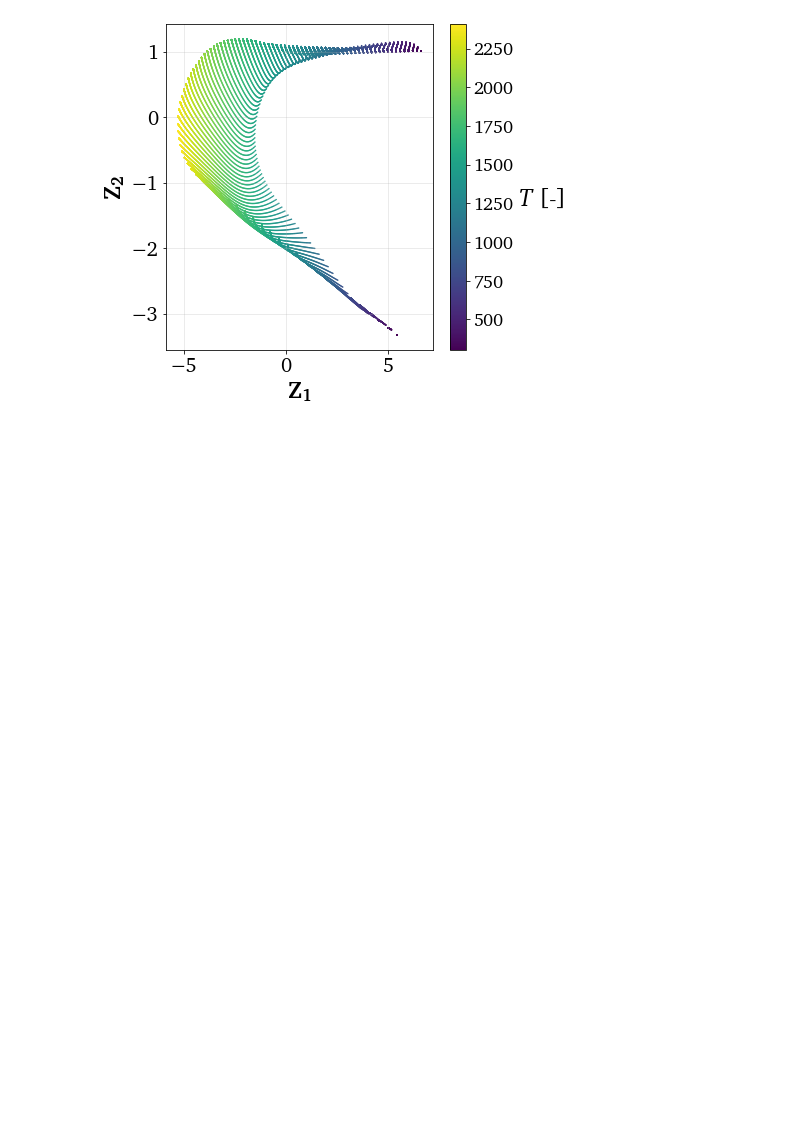
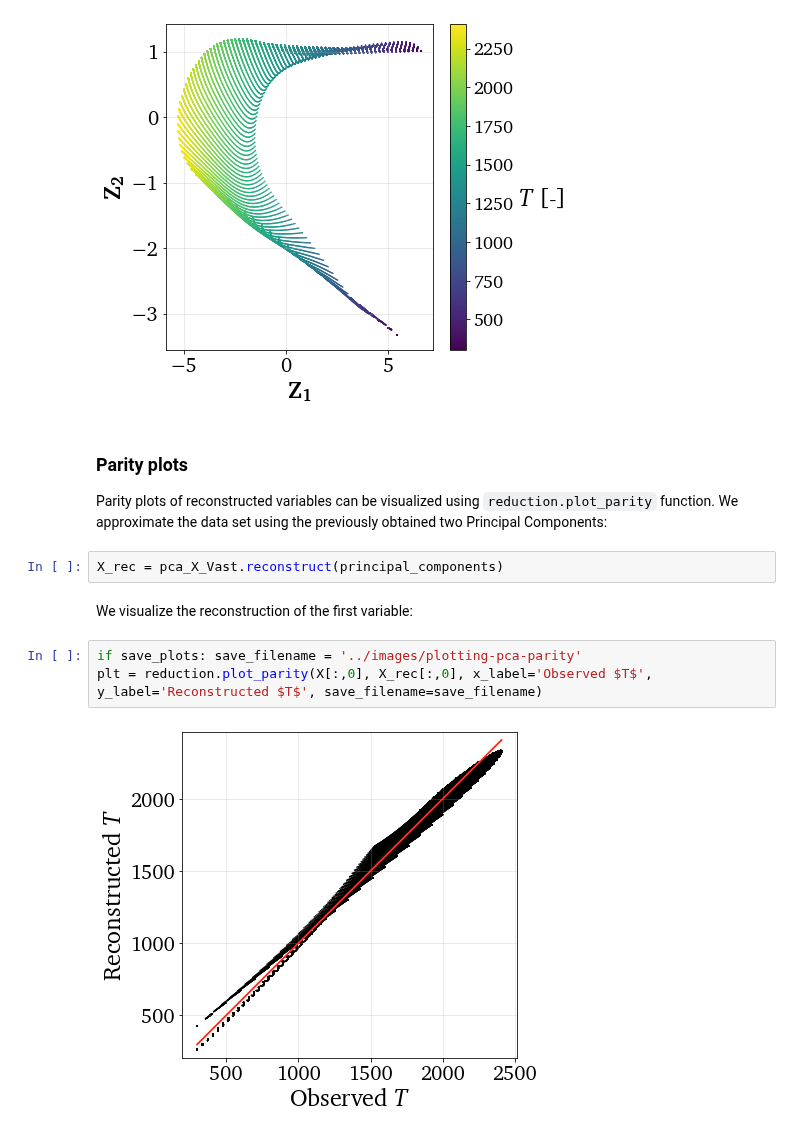
Before and after one commit to kamilazdybal/PCAfold, a Jupyter notebook: docs/tutorials/demo-pca.ipynb, the cells around one changed output. Cells and saved outputs as stored; diff of their text form; blank space fills up the shorter version.

Commit message:
Added example of parity plot to the tutorial

```diff
--- a/docs/tutorials/demo-pca.ipynb
+++ b/docs/tutorials/demo-pca.ipynb
@@ -315,3 +315,17 @@ if save_plots: save_filename = '../images/plotting-pca-2d-manifold'
 plt = reduction.plot_2d_manifold(principal_components, color_variable=X[:,0], x_label='$\mathbf{Z_1}$', y_label='$\mathbf{Z_2}$', colorbar_label='$T$ [-]', title=None, save_filename=save_filename)
 # %% [output]
 [figure]
+# %% [markdown]
+### Parity plots
+
+Parity plots of reconstructed variables can be visualized using `reduction.plot_parity` function. We approximate the data set using the previously
+obtained two Principal Components:
+# %%
+X_rec = pca_X_Vast.reconstruct(principal_components)
+# %% [markdown]
+We visualize the reconstruction of the first variable:
+# %%
+if save_plots: save_filename = '../images/plotting-pca-parity'
+plt = reduction.plot_parity(X[:,0], X_rec[:,0], x_label='Observed $T$', y_label='Reconstructed $T$', save_filename=save_filename)
+# %% [output]
+[figure, added]
```
Also changed, not shown: parts of 3 cells of this notebook, 2 other files.
